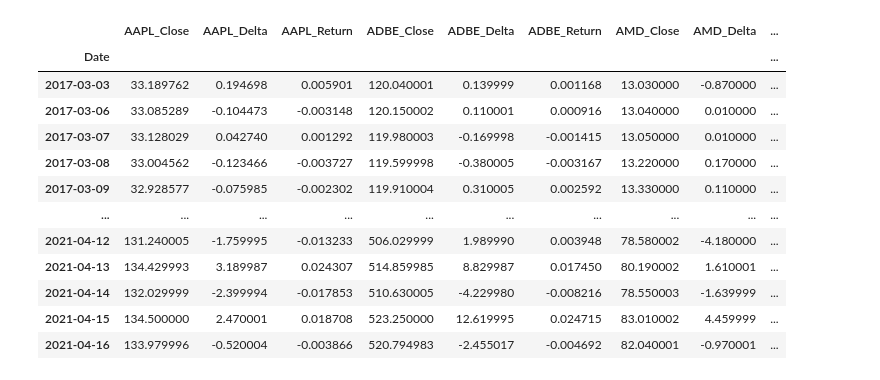
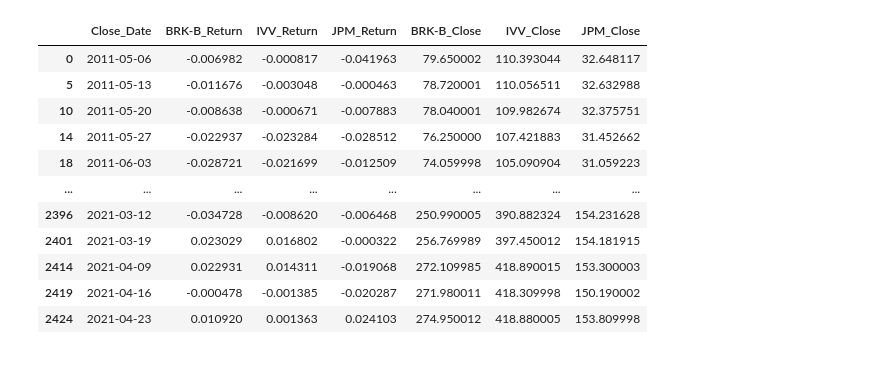
Before and after one commit to jmf1sh/jmf1sh.github.io, a Jupyter notebook: notebooks/2021-04-08-portfolio.ipynb, the cells around one changed output. Saved outputs shown, nothing was run; the diff lists cells and outputs as text; code cells hidden in the pictures.

```diff
--- a/notebooks/2021-04-08-portfolio.ipynb
+++ b/notebooks/2021-04-08-portfolio.ipynb
@@ -9,83 +10,62 @@ import yfinance as yf
 # %%
 #https://finance.yahoo.com/most-active/heatmap
 
-symbols = [
-    #"DIA",
-    "MSFT", "AAPL",
-    "AMZN",
-    #"VAW", "VB", "XRT",
-    #"IVV",
-    "GOOG", "JNJ", "SHOP",
-    #"AMC",
-    "PLD",
-    "AMT", "CCI", "EQIX",
-    #"GME",
-    "UBER", "TSLA",
-    "NFLX", "NVDA", "TXN", "COST", "INTC", "PEP", "ADBE",
-    "NEM", "SCCO", "JPM", "TMO", "MSOS",
-    "VBF"
-]
-symbols = [
-    # from my Investopedia
-    "IVV", "DIA", "AAPL", "GOOG", "VB", "VAW", "XRT", "JNJ", "PLD", "JPM", "TMO", #"PLTR",
 
-    # new stonks to consider
-    "MSFT", "AMZN", "AMT", "CCI", "EQIX", #"UBER",
-    #"TSLA",
-    "NFLX", "NVDA", "TXN", "COST", "INTC", "PEP", "ADBE",
-    "NEM",  #"MSOS",
-    "VBF",
-    "PFE", "WFC",
+symbols = ["IVV", "BRK-B", "JPM"]
 
-    "BAC", "CSCO", "XOM", "T",  "AZN",
-    "BABA", "BMY", "GE", "AMD", "C", #"BACHF",
-    "SNAP",
-
-    # blacklisted (useless?)
-    "SCCO", "VAW", "V",
-]
 symbols = list(set(symbols))
 
 symbols.sort()
 
 def get_history(*symbols):
     dfs = []
     for symbol in symbols:
-        hist = yf.Ticker(symbol).history(period="5y")
+        hist = yf.Ticker(symbol).history(period="10y")
         rename = {col: f"{symbol}_{col}" for col in hist.columns}
         hist = hist.rename(columns=rename)
         hist = hist.sort_index()
-        hist
-        close = hist[f"{symbol}_Close"].values
-        delta = close[1:] - close[:-1]
-        hist[f"{symbol}_Delta"] = [None] + list(delta)
-        hist[f"{symbol}_Return"] = [None] + list(delta / close[:-1])
-        hist = hist.dropna()
-        hist = hist[[f"{symbol}_Close", f"{symbol}_Delta", f"{symbol}_Return"]]
-        hist
+        #hist
+        #close = hist[f"{symbol}_Close"].values
+        #delta = close[1:] - close[:-1]
+        #hist[f"{symbol}_Delta"] = [None] + list(delta)
+        #hist[f"{symbol}_Return"] = [None] + list(delta / close[:-1])
+        #hist = hist.dropna()
+        hist = hist[[f"{symbol}_Close"]]#, f"{symbol}_Delta", f"{symbol}_Return"]]
+        #hist
         dfs.append(hist)
 
     df = dfs[0]
 
     for other in dfs[1:]:
         df = df.merge(other, on="Date")
 
-    df = df.dropna()
+
+    df["Close_Date"] = df.index
+    df2 = df.copy()
+    df2["Close_Date"] = df2["Close_Date"].apply(lambda x: x - np.timedelta64(7, 'D'))
+    mdf = df.merge(df2, on="Close_Date")
+    for symbol in symbols:
+        mdf[f"{symbol}_Return"] = (mdf[f"{symbol}_Close_y"] - mdf[f"{symbol}_Close_x"]) / mdf[f"{symbol}_Close_x"]
+    mdf = mdf[["Close_Date"] + [f"{symbol}_Return" for symbol in symbols] + [f"{symbol}_Close_y" for symbol in symbols]]
+    mdf = mdf.rename(columns={f"{symbol}_Close_y": f"{symbol}_Close" for symbol in symbols})
+
+    df = mdf.dropna()
     return df
 
 df = get_history(*symbols)
+df["Weekday"] = df["Close_Date"].dt.day_name() #values[0].dt#astype(datetime.datetime).isoweekday()
+df = df.query("Weekday == 'Friday'").drop(columns=["Weekday"])
 df
 # %% [output]
-|  | AAPL_Close | AAPL_Delta | AAPL_Return | ADBE_Close | ADBE_Delta | ADBE_Return | AMD_Close | AMD_Delta | ... |
-| Date |  |  |  |  |  |  |  |  | ... |
-| 2017-03-03 | 33.189762 | 0.194698 | 0.005901 | 120.040001 | 0.139999 | 0.001168 | 13.030000 | -0.870000 | ... |
-| 2017-03-06 | 33.085289 | -0.104473 | -0.003148 | 120.150002 | 0.110001 | 0.000916 | 13.040000 | 0.010000 | ... |
-| 2017-03-07 | 33.128029 | 0.042740 | 0.001292 | 119.980003 | -0.169998 | -0.001415 | 13.050000 | 0.010000 | ... |
-| 2017-03-08 | 33.004562 | -0.123466 | -0.003727 | 119.599998 | -0.380005 | -0.003167 | 13.220000 | 0.170000 | ... |
-| 2017-03-09 | 32.928577 | -0.075985 | -0.002302 | 119.910004 | 0.310005 | 0.002592 | 13.330000 | 0.110000 | ... |
-| ... | ... | ... | ... | ... | ... | ... | ... | ... | ... |
-| 2021-04-12 | 131.240005 | -1.759995 | -0.013233 | 506.029999 | 1.989990 | 0.003948 | 78.580002 | -4.180000 | ... |
-| 2021-04-13 | 134.429993 | 3.189987 | 0.024307 | 514.859985 | 8.829987 | 0.017450 | 80.190002 | 1.610001 | ... |
-| 2021-04-14 | 132.029999 | -2.399994 | -0.017853 | 510.630005 | -4.229980 | -0.008216 | 78.550003 | -1.639999 | ... |
-| 2021-04-15 | 134.500000 | 2.470001 | 0.018708 | 523.250000 | 12.619995 | 0.024715 | 83.010002 | 4.459999 | ... |
-| 2021-04-16 | 133.979996 | -0.520004 | -0.003866 | 520.794983 | -2.455017 | -0.004692 | 82.040001 | -0.970001 | ... |
+|  | Close_Date | BRK-B_Return | IVV_Return | JPM_Return | BRK-B_Close | IVV_Close | JPM_Close |
+| 0 | 2011-05-06 | -0.006982 | -0.000817 | -0.041963 | 79.650002 | 110.393044 | 32.648117 |
+| 5 | 2011-05-13 | -0.011676 | -0.003048 | -0.000463 | 78.720001 | 110.056511 | 32.632988 |
+| 10 | 2011-05-20 | -0.008638 | -0.000671 | -0.007883 | 78.040001 | 109.982674 | 32.375751 |
+| 14 | 2011-05-27 | -0.022937 | -0.023284 | -0.028512 | 76.250000 | 107.421883 | 31.452662 |
+| 18 | 2011-06-03 | -0.028721 | -0.021699 | -0.012509 | 74.059998 | 105.090904 | 31.059223 |
+| ... | ... | ... | ... | ... | ... | ... | ... |
+| 2396 | 2021-03-12 | -0.034728 | -0.008620 | -0.006468 | 250.990005 | 390.882324 | 154.231628 |
+| 2401 | 2021-03-19 | 0.023029 | 0.016802 | -0.000322 | 256.769989 | 397.450012 | 154.181915 |
+| 2414 | 2021-04-09 | 0.022931 | 0.014311 | -0.019068 | 272.109985 | 418.890015 | 153.300003 |
+| 2419 | 2021-04-16 | -0.000478 | -0.001385 | -0.020287 | 271.980011 | 418.309998 | 150.190002 |
+| 2424 | 2021-04-23 | 0.010920 | 0.001363 | 0.024103 | 274.950012 | 418.880005 | 153.809998 |
```
Also changed, not shown: parts of 8 cells of this notebook.
